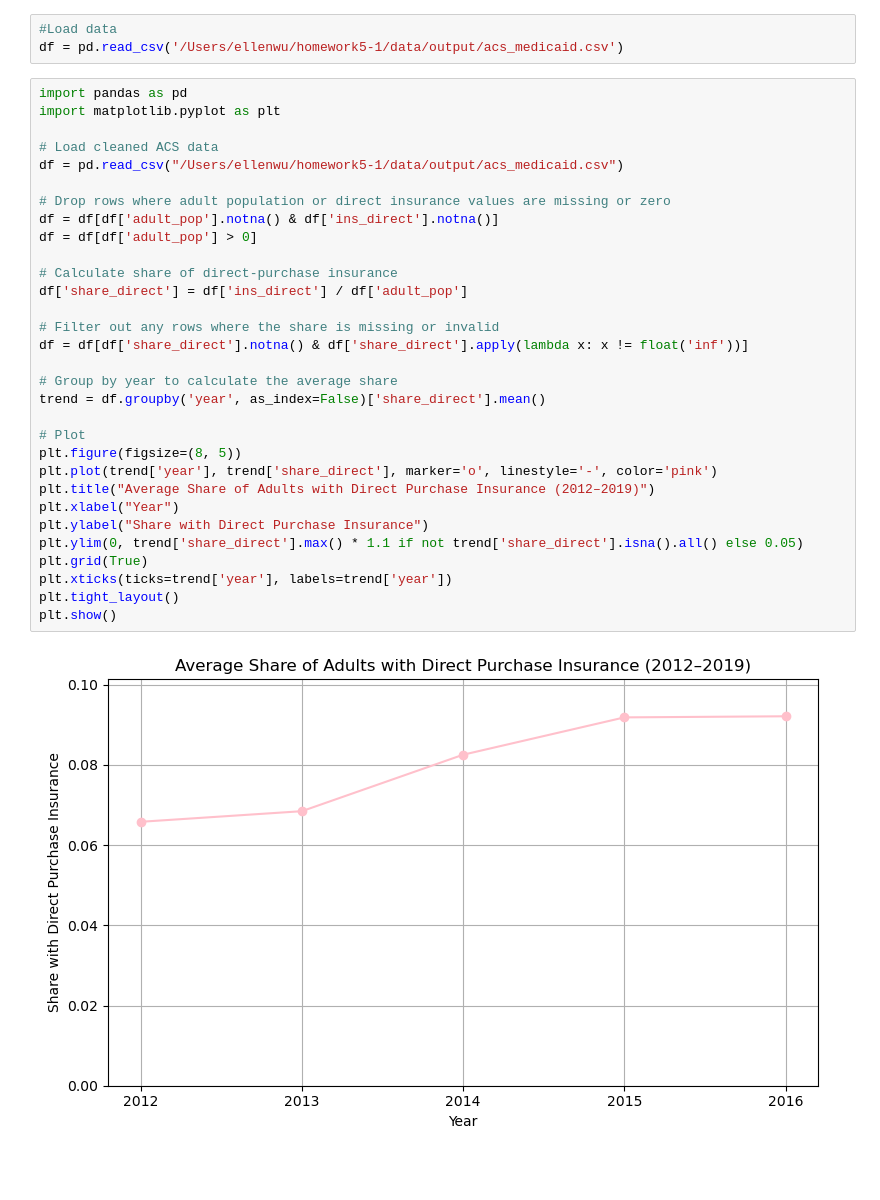
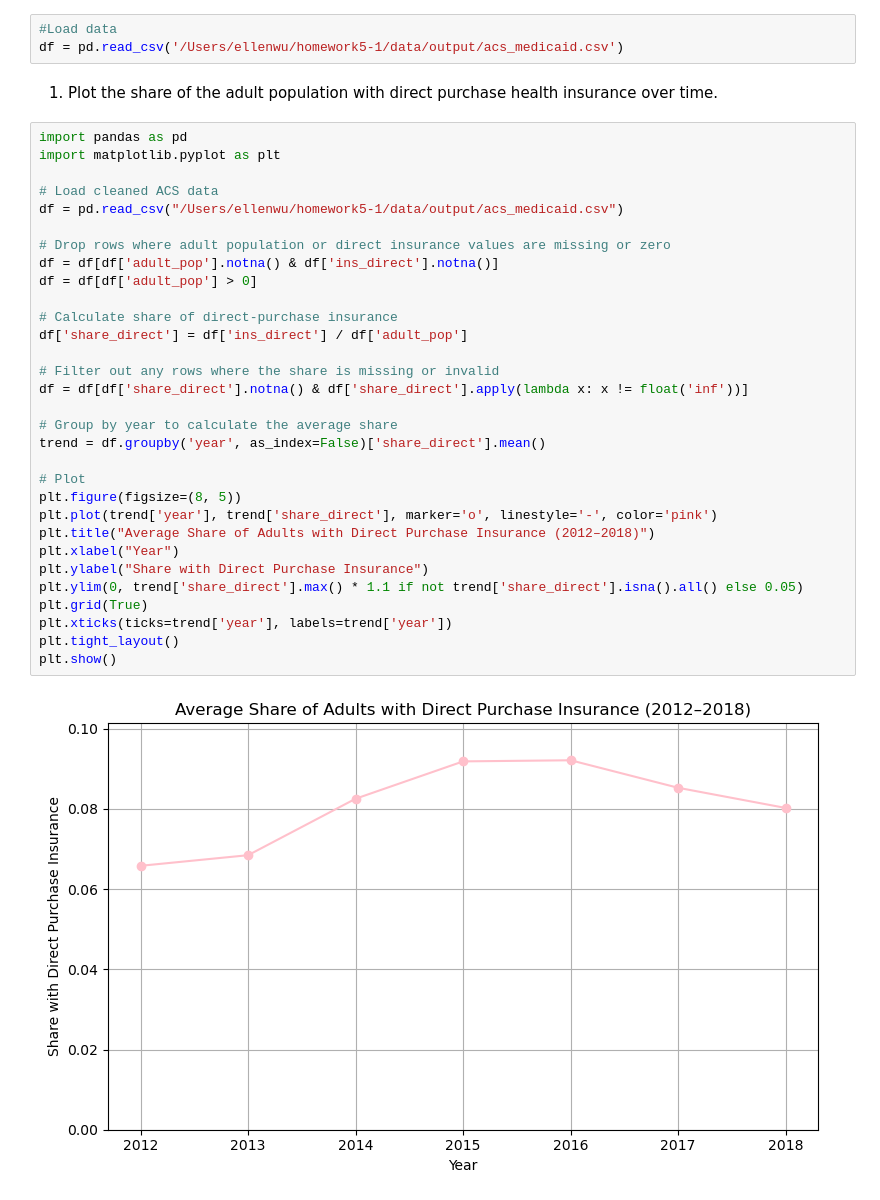
Before and after one commit to ellenwu-git/homework5, a Jupyter notebook: submission1/analysis/homework5-1.ipynb, the cells around one changed output. Saved outputs shown, nothing was run; the diff lists cells and outputs as text; blank space fills up the shorter version.

```diff
--- a/submission1/analysis/homework5-1.ipynb
+++ b/submission1/analysis/homework5-1.ipynb
@@ -6,36 +6,38 @@ import statsmodels.formula.api as smf
 # %%
 #Load data
 df = pd.read_csv('/Users/ellenwu/homework5-1/data/output/acs_medicaid.csv')
+# %% [markdown]
+1. Plot the share of the adult population with direct purchase health insurance over time.
 # %%
 import pandas as pd
 import matplotlib.pyplot as plt
 
 # Load cleaned ACS data
 df = pd.read_csv("/Users/ellenwu/homework5-1/data/output/acs_medicaid.csv")
 
 # Drop rows where adult population or direct insurance values are missing or zero
 df = df[df['adult_pop'].notna() & df['ins_direct'].notna()]
 df = df[df['adult_pop'] > 0]
 
 # Calculate share of direct-purchase insurance
 df['share_direct'] = df['ins_direct'] / df['adult_pop']
 
 # Filter out any rows where the share is missing or invalid
 df = df[df['share_direct'].notna() & df['share_direct'].apply(lambda x: x != float('inf'))]
 
 # Group by year to calculate the average share
 trend = df.groupby('year', as_index=False)['share_direct'].mean()
 
 # Plot
 plt.figure(figsize=(8, 5))
 plt.plot(trend['year'], trend['share_direct'], marker='o', linestyle='-', color='pink')
-plt.title("Average Share of Adults with Direct Purchase Insurance (2012–2019)")
+plt.title("Average Share of Adults with Direct Purchase Insurance (2012–2018)")
 plt.xlabel("Year")
 plt.ylabel("Share with Direct Purchase Insurance")
 plt.ylim(0, trend['share_direct'].max() * 1.1 if not trend['share_direct'].isna().all() else 0.05)
 plt.grid(True)
 plt.xticks(ticks=trend['year'], labels=trend['year'])
 plt.tight_layout()
 plt.show()
 # %% [output]
-[figure, old version]
+[figure, new version]
```
Also changed, not shown: parts of 15 cells of this notebook, 3 other files.
